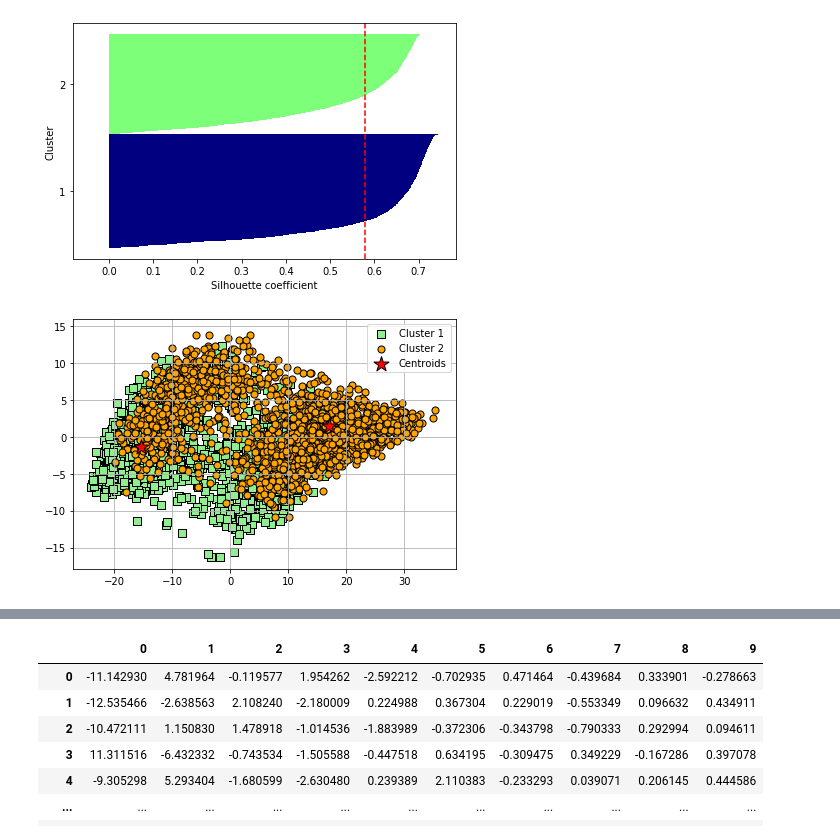
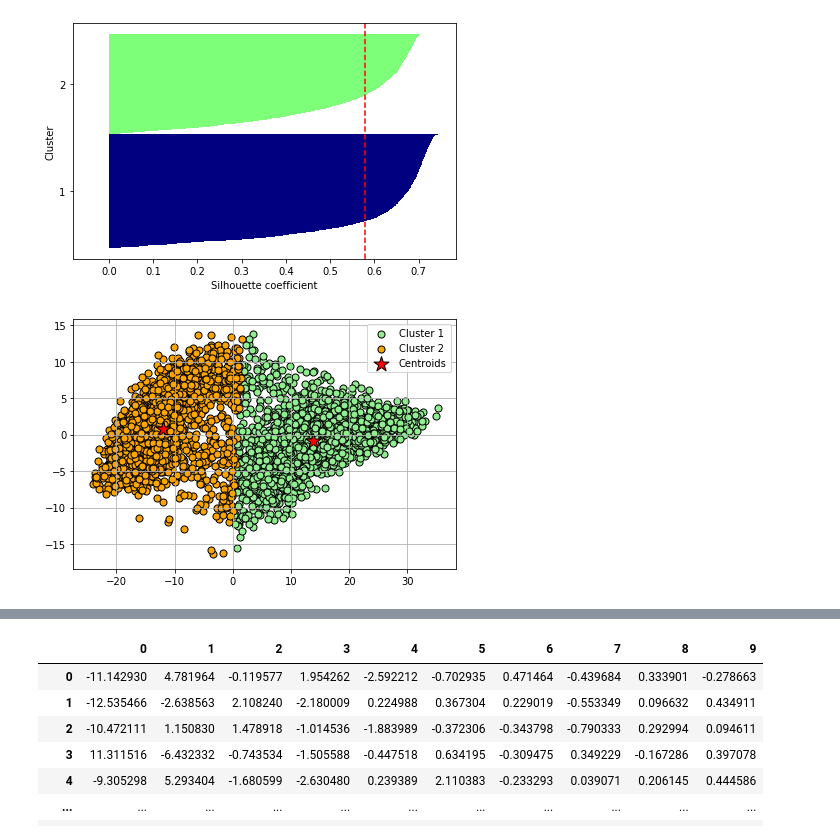
Before and after one commit to ashez2051/Metamodelling-of-Pandit-Hinch-Niederer-Model, a Jupyter notebook: Data Cleaning and Modelling/Modelling State Variables/HCPLSR_Inverse Metamodelling .ipynb, the cells around one changed output, grey strips where cells are left out. Drawn from its saved outputs; the diff is of its cells as text; code cells hidden in the pictures.

```diff
--- a/Data Cleaning and Modelling/Modelling State Variables/HCPLSR_Inverse Metamodelling .ipynb
+++ b/Data Cleaning and Modelling/Modelling State Variables/HCPLSR_Inverse Metamodelling .ipynb
@@ -240,34 +240,35 @@ plt.tight_layout()
 # %%
 km = KMeans(n_clusters=2,
             init='k-means++',
             n_init=10,
-            max_iter=300,
+            max_iter=500,
             tol=1e-04,
             random_state=0)
 
-y_km = km.fit_predict(Y_scores)
+y_km = km.fit_predict(X_scores)
 
 
 plt.scatter(X_scores[y_km == 0, 0],
             X_scores[y_km == 0, 1],
             s=50, c='lightgreen',
-            marker='s', edgecolor='black',
+            marker='o',edgecolor='black',
             label='Cluster 1')
 plt.scatter(X_scores[y_km == 1, 0],
            X_scores[y_km == 1, 1],
-            s=50, c='orange',
-            marker='o', edgecolor='black',
+            s=50, c='orange',edgecolor='black',
+            marker='o',
             label='Cluster 2')
+
 
 plt.scatter(km.cluster_centers_[:, 0],
             km.cluster_centers_[:, 1],
             s=250, marker='*',
             c='red', edgecolor='black',
             label='Centroids')
 plt.legend(scatterpoints=1)
 plt.grid()
 plt.tight_layout()
 #plt.savefig('images/11_02.png', dpi=300)
 plt.show()
 # %% [output]
-[figure, old version]
+[figure, new version]
```
Also changed, not shown: parts of 24 cells of this notebook, 1 other file.
